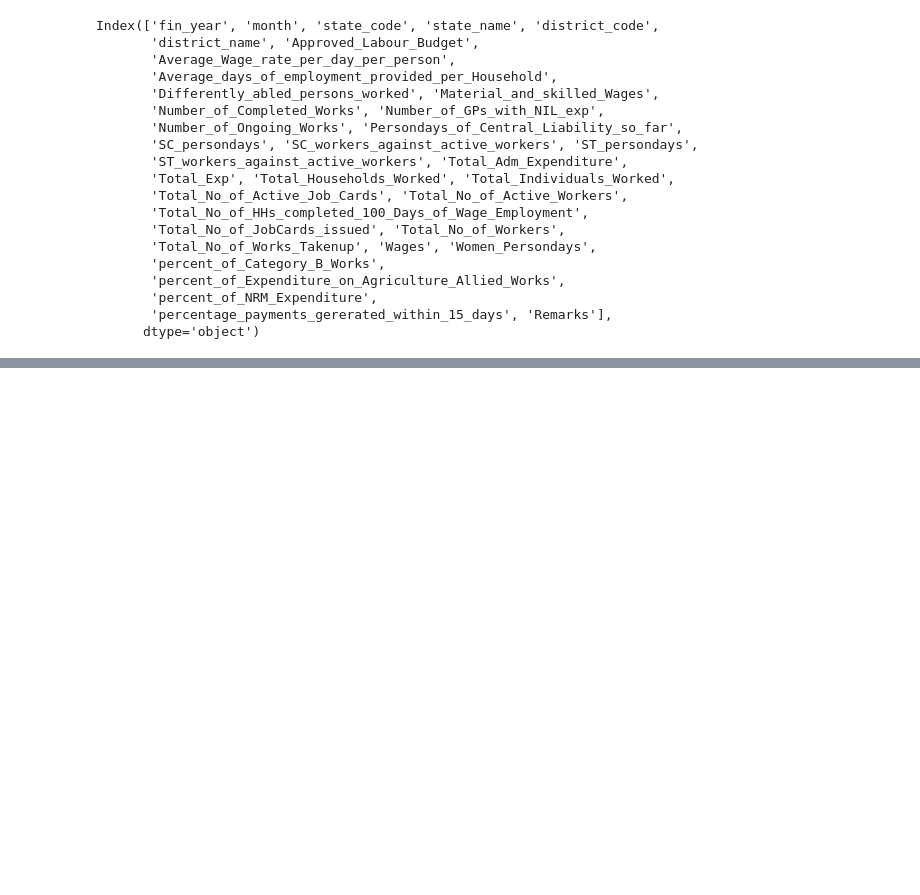
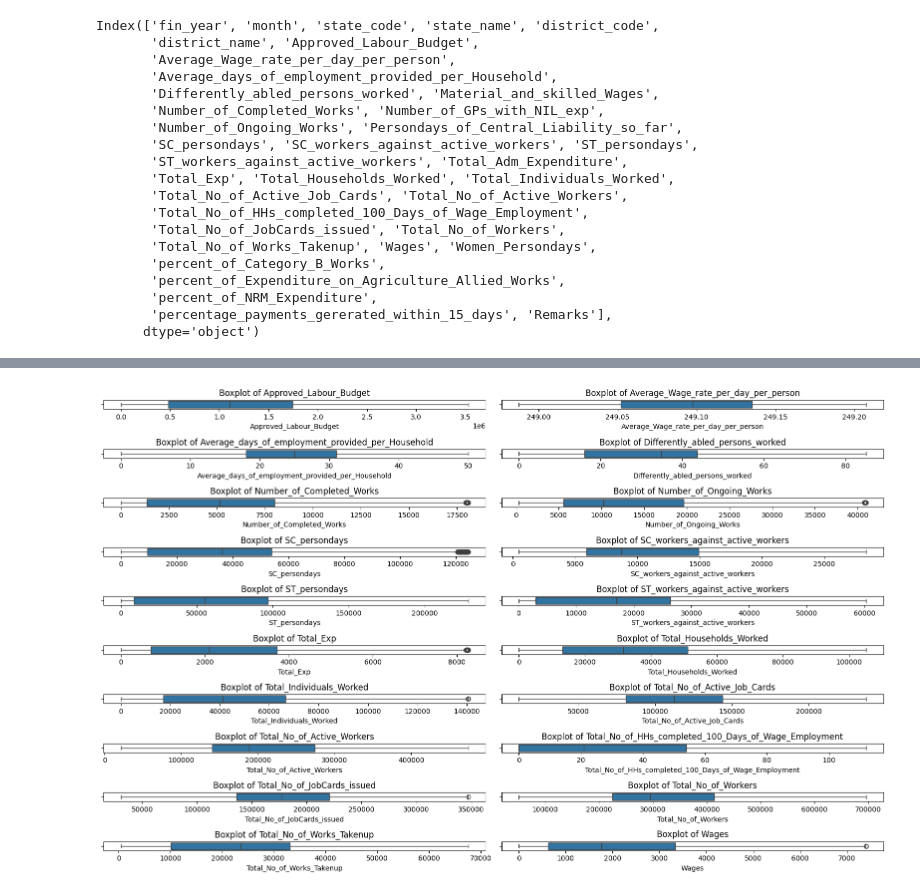
Before and after one commit to iamabirakash/INT-375, a Jupyter notebook: AssamEmployment.ipynb, the cells around one changed output, grey strips where cells are left out. Drawn from its saved outputs; the diff is of its cells as text; code cells hidden in the pictures; blank space fills up the shorter version.

```diff
--- a/AssamEmployment.ipynb
+++ b/AssamEmployment.ipynb
@@ -178,2 +182,22 @@ Index(['fin_year', 'month', 'state_code', 'state_name', 'district_code',
 # %%
 data1 = data.drop(['state_code','district_code','Material_and_skilled_Wages','Number_of_GPs_with_NIL_exp','Persondays_of_Central_Liability_so_far','Total_Adm_Expenditure',],axis=1)
+# %%
+# Identify numerical columns
+numeric_cols = data1.select_dtypes(include='number').columns
+
+# Dictionary to store outliers for each numeric column
+outliers_dict = {}
+
+# Use IQR method to find outliers in each numeric column
+for col in numeric_cols:
+    Q1 = np.percentile(data1[col], 25)
+    Q3 = np.percentile(data1[col], 75)
+    IQR = Q3 - Q1
+    lower_bound = Q1 - 1.5 * IQR
+    upper_bound = Q3 + 1.5 * IQR
+
+    outliers = data1[(data1[col] < lower_bound) | (data1[col] > upper_bound)]
+    outliers_dict[col] = len(outliers)
+
+outliers_summary = pd.DataFrame.from_dict(outliers_dict, orient='index', columns=['Number of Outliers'])
+outliers_summary.sort_values(by='Number of Outliers', ascending=False)
@@ -179,0 +222,13 @@ data1 = data.drop(['state_code','district_code','Material_and_skilled_Wages','Nu
+# %%
+top_outlier_columns = outliers_summary.head(20).index.tolist()
+
+plt.figure(figsize=(16, 10))
+for i, col in enumerate(top_outlier_columns, 1):
+    plt.subplot(10,2, i)
+    sns.boxplot(x=data1[col])
+    plt.title(f'Boxplot of {col}')
+    plt.tight_layout()
+
+plt.show()
+# %% [output]
+[figure, added]
```
Also changed, not shown: parts of 16 cells of this notebook.
